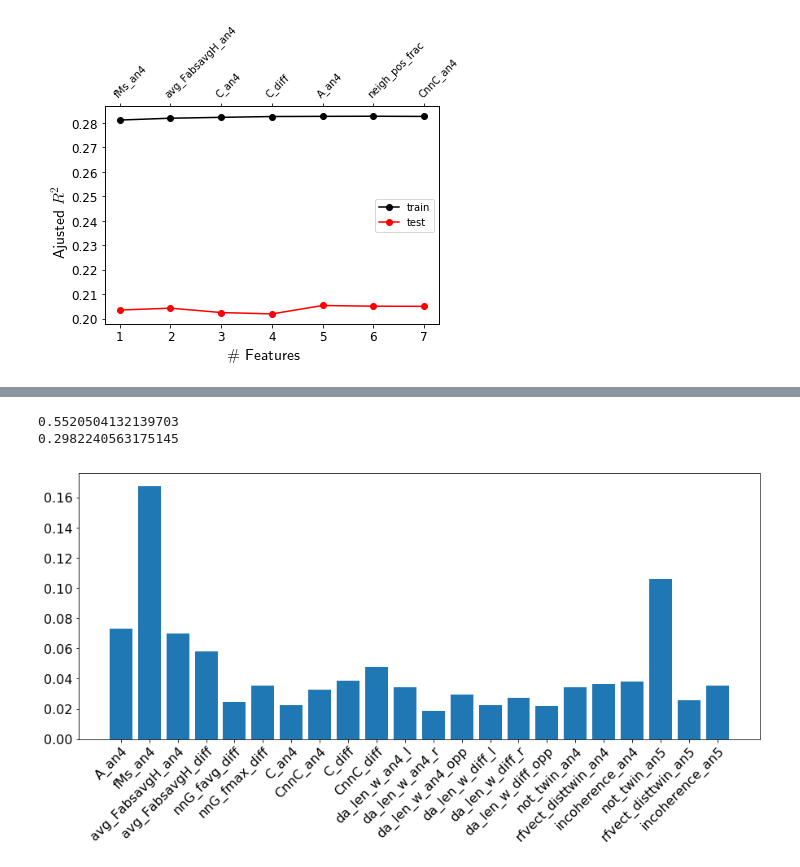
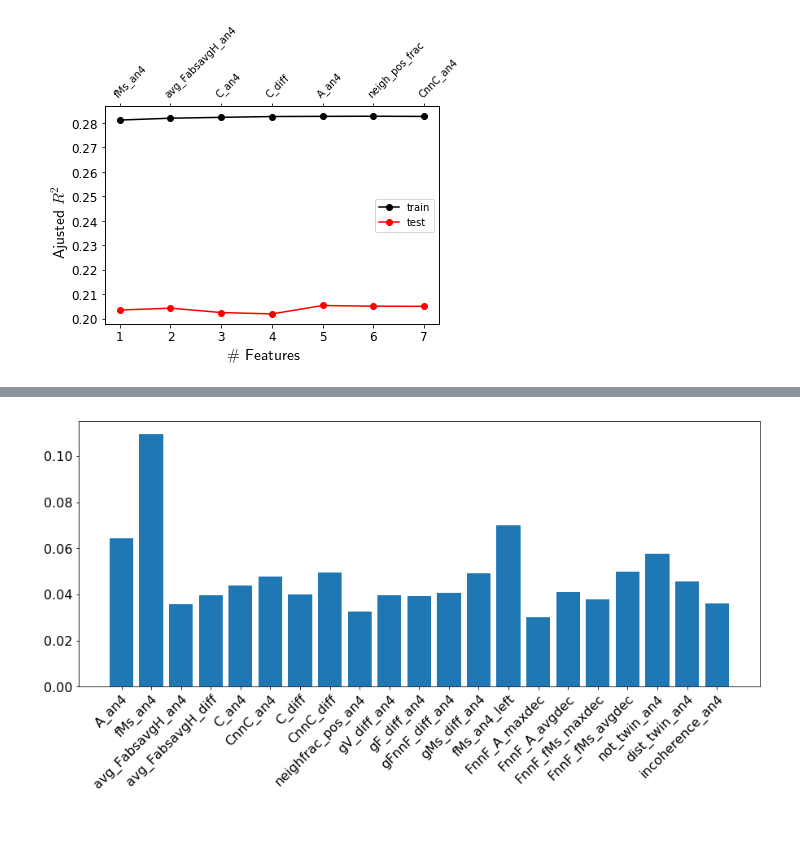
Before and after one commit to xiaotingz/Matlab, a Jupyter notebook: Grain Tracking/RegressionModels.ipynb, the cells around one changed output, grey strips where cells are left out. Drawn from its saved outputs; the diff is of its cells as text; code cells hidden in the pictures; blank space fills up the shorter version.

```diff
--- a/Grain Tracking/RegressionModels.ipynb
+++ b/Grain Tracking/RegressionModels.ipynb
@@ -413,20 +414,26 @@ plotForwardSelection(best_scores, best_tests, selected, '|A_diff|_forward')
 import xgboost
 
 xgb2 = xgboost.XGBRegressor(
-                            learning_rate=0.08,
-                            n_estimators=100,
+                            learning_rate=0.05,
+                            n_estimators=500,
                             max_depth=3,
                             gamma=0,
                             subsample=0.75,
                             colsample_bytree=0.3
                             )
 
-y = np.abs(data['A_diff'])
-X = data.drop(['A_diff', 'fMs_diff'], axis=1)
+y = data['A_diff']
+X = data.drop(['fMs_diff', 'A_diff'], axis=1)
+# X = data.iloc[:, [1,19]]
 X = X / X.max(axis=0) *10
 X_train, X_test, y_train, y_test = train_test_split(X, y, test_size=0.2, random_state=2)
 
 xgb2.fit(X_train, y_train)
-print xgb2.score(X_train, y_train)
-print xgb2.score(X_test, y_test)
+# print xgb2.score(X_train, y_train)
+# print xgb2.score(X_test, y_test)
+
+cross_val_scores = cross_val_score(xgb2, X, y, cv=5, scoring = 'r2')
+print cross_val_scores
+print sum(cross_val_scores) / len(cross_val_scores)
+X.info()
 # %% [output]
@@ -435,6 +457,7 @@ print xgb2.score(X_test, y_test)
-# %%
-plotFeatureImportance(xgb2.feature_importances_, X.columns)
-# %% [output]
-0.5520504132139703
-0.2982240563175145
-[figure, removed]
+# %%
+plot_feature_importance(xgb2.feature_importances_, X.columns)
+
+np.savetxt('_DA_XGB_coefs.txt', xgb2.feature_importances_, delimiter=',')
+np.savetxt('_DA_XGB_feature_names.txt', X.columns, delimiter=',', fmt='%20s')
+# %% [output]
+[figure, added]
```
Also changed, not shown: parts of 16 cells of this notebook, 24 other files.
